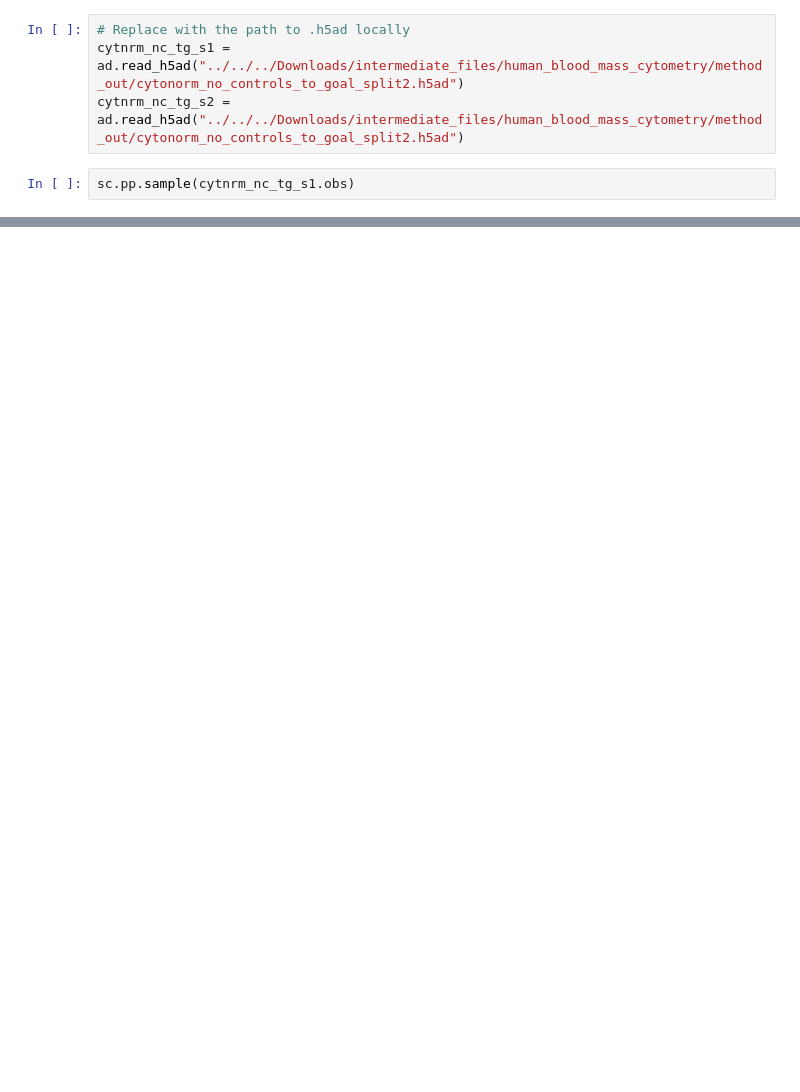
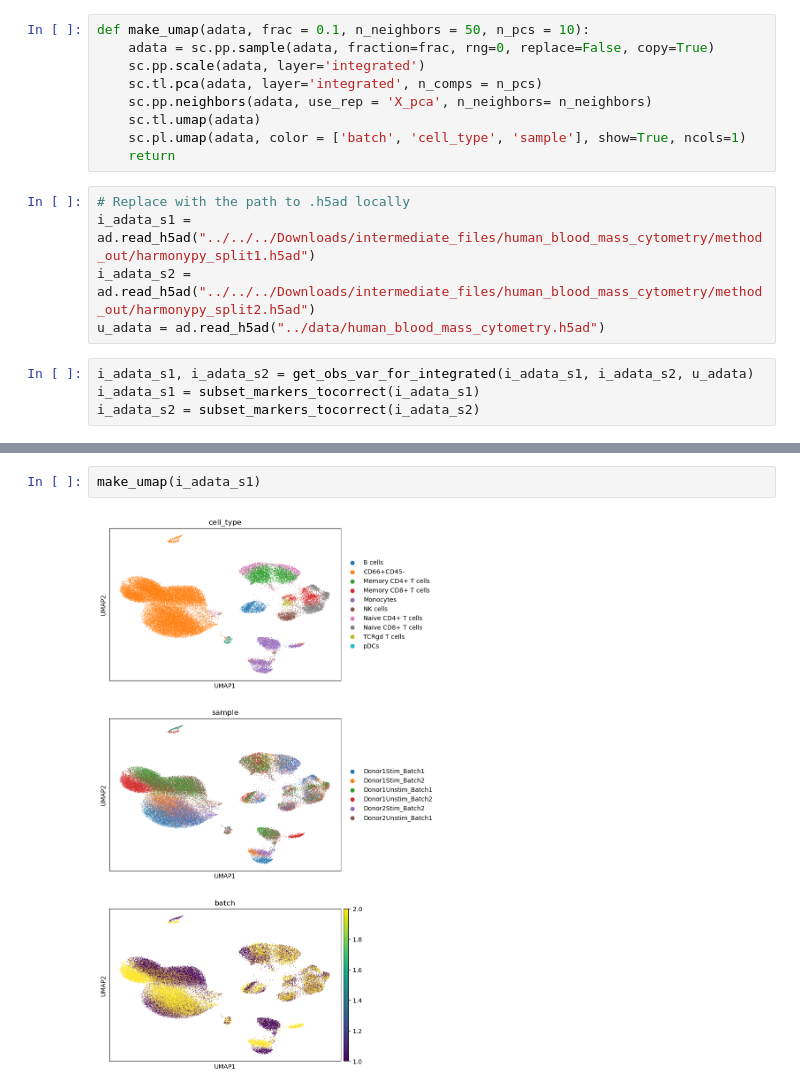
Before and after one commit to LuLeom/task_cyto_batch_integration_figures, a Jupyter notebook: umaps/make_umap.ipynb, the cells around one changed output, grey strips where cells are left out. Saved outputs shown, nothing was run; the diff lists cells and outputs as text; blank space fills up the shorter version.

Commit message:
umap plotting implemented

```diff
--- a/umaps/make_umap.ipynb
+++ b/umaps/make_umap.ipynb
@@ -4,6 +7,18 @@ import scanpy as sc
+# %%
+def make_umap(adata, frac = 0.1, n_neighbors = 50, n_pcs = 10):
+    adata = sc.pp.sample(adata, fraction=frac, rng=0, replace=False, copy=True)
+    sc.pp.scale(adata, layer='integrated')
+    sc.tl.pca(adata, layer='integrated', n_comps = n_pcs)
+    sc.pp.neighbors(adata, use_rep = 'X_pca', n_neighbors= n_neighbors)
+    sc.tl.umap(adata)
+    sc.pl.umap(adata, color = ['batch', 'cell_type', 'sample'], show=True, ncols=1)
+    return
 # %%
 # Replace with the path to .h5ad locally
-cytnrm_nc_tg_s1 = ad.read_h5ad("../../../Downloads/intermediate_files/human_blood_mass_cytometry/method_out/cytonorm_no_controls_to_goal_split2.h5ad")
-cytnrm_nc_tg_s2 = ad.read_h5ad("../../../Downloads/intermediate_files/human_blood_mass_cytometry/method_out/cytonorm_no_controls_to_goal_split2.h5ad")
+i_adata_s1 = ad.read_h5ad("../../../Downloads/intermediate_files/human_blood_mass_cytometry/method_out/harmonypy_split1.h5ad")
+i_adata_s2 = ad.read_h5ad("../../../Downloads/intermediate_files/human_blood_mass_cytometry/method_out/harmonypy_split2.h5ad")
+u_adata = ad.read_h5ad("../data/human_blood_mass_cytometry.h5ad")
 # %%
-sc.pp.sample(cytnrm_nc_tg_s1.obs)
+i_adata_s1, i_adata_s2 = get_obs_var_for_integrated(i_adata_s1, i_adata_s2, u_adata)
+i_adata_s1 = subset_markers_tocorrect(i_adata_s1)
+i_adata_s2 = subset_markers_tocorrect(i_adata_s2)
@@ -31,0 +25,4 @@ WARNING: Skipping /Users/lucal/miniconda3/envs/operational/lib/python3.11/site-p
+# %%
+make_umap(i_adata_s1)
+# %% [output]
+[figure, added]
```
Also changed, not shown: parts of 7 cells of this notebook.
